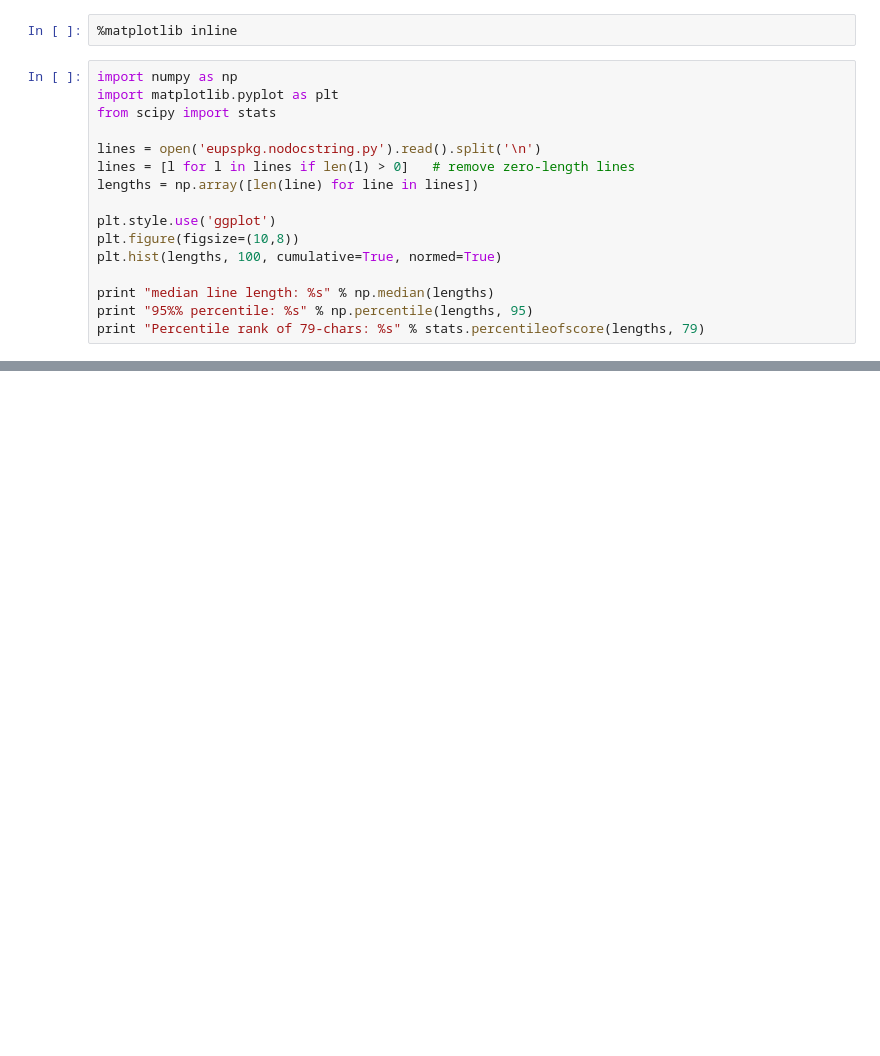
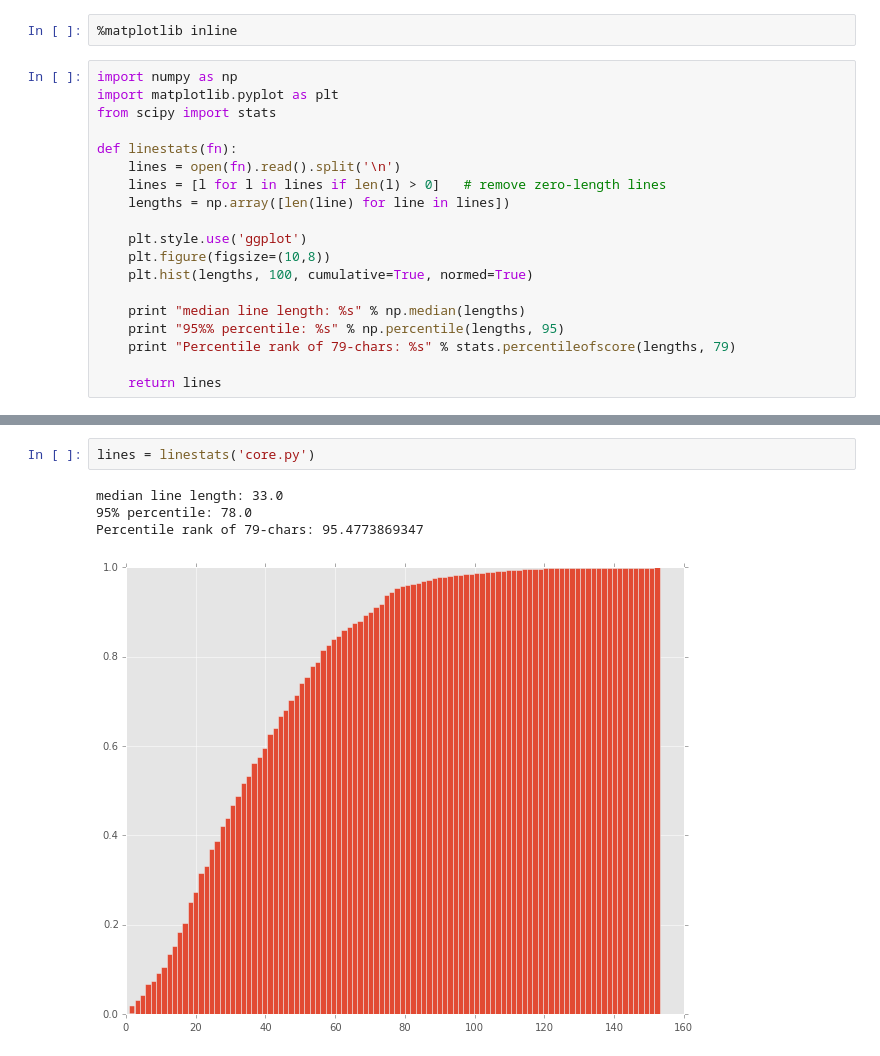
Before and after one commit to mjuric/incubator, a Jupyter notebook: code-line-length/LineLengthsStats.ipynb, the cells around one changed output, grey strips where cells are left out. Drawn from its saved outputs; the diff is of its cells as text; blank space fills up the shorter version.

Commit message:
code-line-length: added core.py from LSD

```diff
--- a/code-line-length/LineLengthsStats.ipynb
+++ b/code-line-length/LineLengthsStats.ipynb
@@ -5,14 +5,17 @@ import numpy as np
 import matplotlib.pyplot as plt
 from scipy import stats
 
-lines = open('eupspkg.nodocstring.py').read().split('\n')
-lines = [l for l in lines if len(l) > 0]   # remove zero-length lines
-lengths = np.array([len(line) for line in lines])
+def linestats(fn):
+    lines = open(fn).read().split('\n')
+    lines = [l for l in lines if len(l) > 0]   # remove zero-length lines
+    lengths = np.array([len(line) for line in lines])
 
-plt.style.use('ggplot')
-plt.figure(figsize=(10,8))
-plt.hist(lengths, 100, cumulative=True, normed=True)
+    plt.style.use('ggplot')
+    plt.figure(figsize=(10,8))
+    plt.hist(lengths, 100, cumulative=True, normed=True)
 
-print "median line length: %s" % np.median(lengths)
-print "95%% percentile: %s" % np.percentile(lengths, 95)
-print "Percentile rank of 79-chars: %s" % stats.percentileofscore(lengths, 79)
+    print "median line length: %s" % np.median(lengths)
+    print "95%% percentile: %s" % np.percentile(lengths, 95)
+    print "Percentile rank of 79-chars: %s" % stats.percentileofscore(lengths, 79)
+
+    return lines
@@ -43,3 +48,10 @@ for line in lines:
                         print >> self.log, "Build log file copied to %s/%s" % (installDirUps, os.path.basename(logfile))
                     print >> self.log, "Build log file not copied as %s does not exist (this shouldn't happen)." % installDirUps
                 # TODO: This should be piped in real time, not written out to a file and echoed.
+# %%
+lines = linestats('core.py')
+# %% [output]
+median line length: 33.0
+95% percentile: 78.0
+Percentile rank of 79-chars: 95.4773869347
+[figure, added]
```
Also changed, not shown: parts of 3 cells of this notebook, 1 other file.
